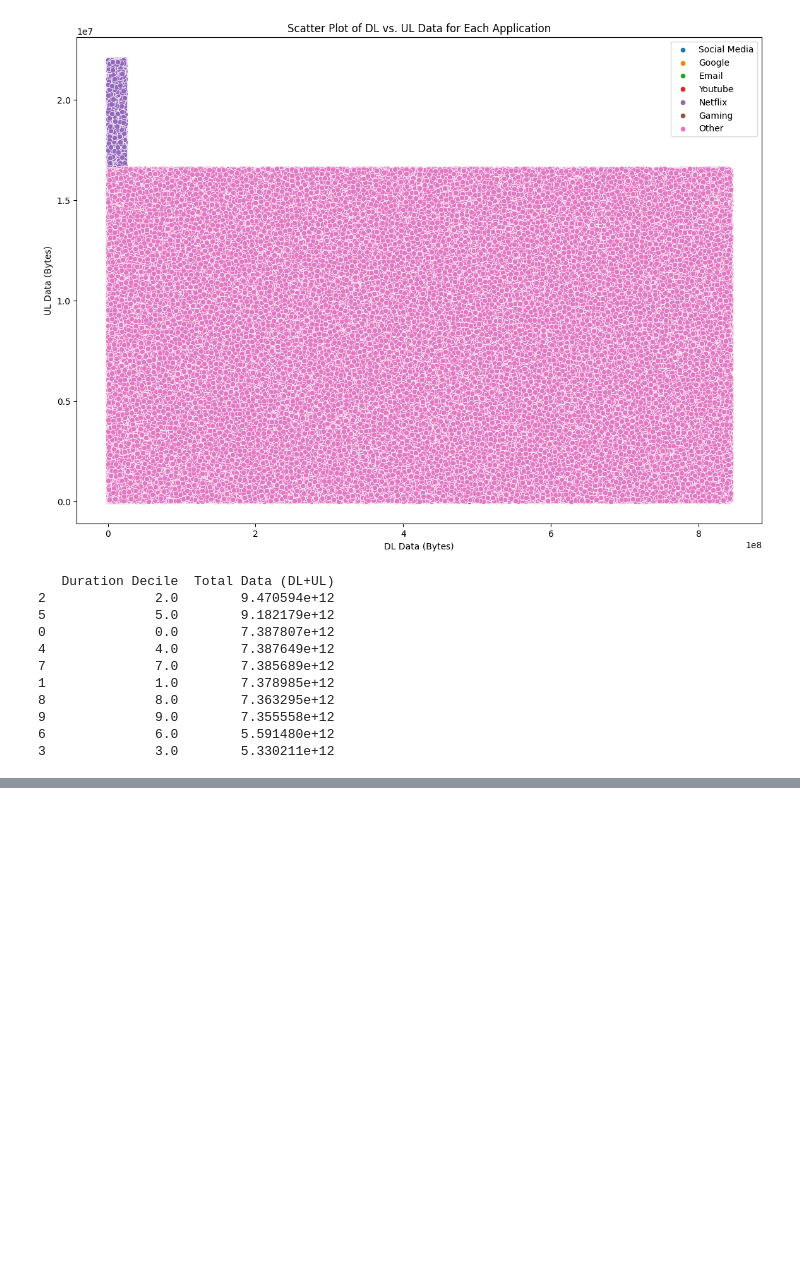
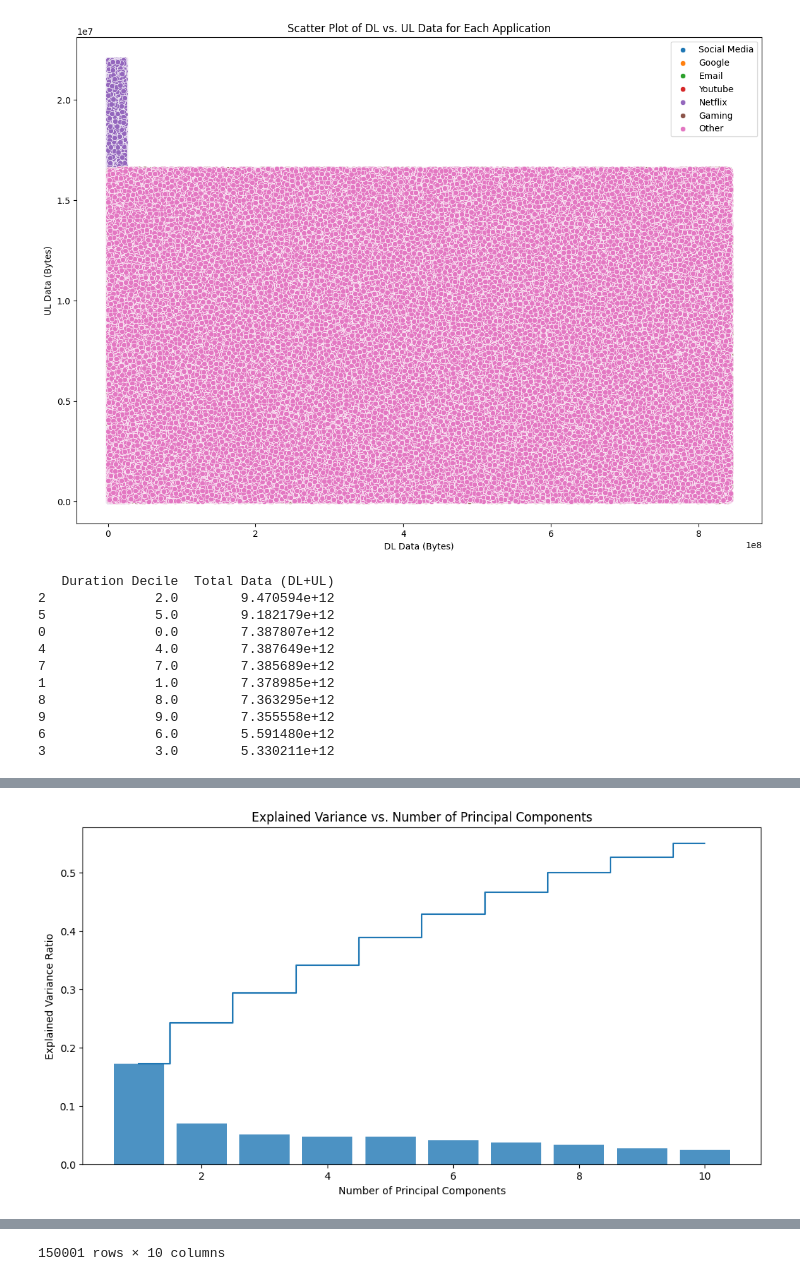
Before and after one commit to merronmuche/telecom_eda, a Jupyter notebook: eda.ipynb, the cells around one changed output, grey strips where cells are left out. Drawn from its saved outputs; the diff is of its cells as text; code cells hidden in the pictures; blank space fills up the shorter version.

```diff
--- a/eda.ipynb
+++ b/eda.ipynb
@@ -434,0 +440,54 @@ Other UL (Bytes)                 -0.006011          1.000000
+# %%
+from sklearn.decomposition import PCA
+from sklearn.preprocessing import StandardScaler
+
+# Select the relevant columns for PCA
+all_columns_for_pca = ['Social Media DL (Bytes)', 'Social Media UL (Bytes)',
+                       'Google DL (Bytes)', 'Google UL (Bytes)',
+                       'Email DL (Bytes)', 'Email UL (Bytes)',
+                       'Youtube DL (Bytes)', 'Youtube UL (Bytes)',
+                       'Netflix DL (Bytes)', 'Netflix UL (Bytes)',
+                       'Gaming DL (Bytes)', 'Gaming UL (Bytes)',
+                       'Other DL (Bytes)', 'Other UL (Bytes)',
+                       'Total DL (Bytes)', 'Total UL (Bytes)',
+                       'Avg RTT DL (ms)', 'Avg RTT UL (ms)',
+                       'Avg Bearer TP DL (kbps)', 'Avg Bearer TP UL (kbps)',
+                       'TCP DL Retrans. Vol (Bytes)', 'TCP UL Retrans. Vol (Bytes)',
+                       'DL TP < 50 Kbps (%)', '50 Kbps < DL TP < 250 Kbps (%)',
+                       '250 Kbps < DL TP < 1 Mbps (%)', 'DL TP > 1 Mbps (%)',
+                       'UL TP < 10 Kbps (%)', '10 Kbps < UL TP < 50 Kbps (%)',
+                       '50 Kbps < UL TP < 300 Kbps (%)', 'UL TP > 300 Kbps (%)',
+                       'HTTP DL (Bytes)', 'HTTP UL (Bytes)',
+                       'Activity Duration DL (ms)', 'Activity Duration UL (ms)',
+                       'Nb of sec with 125000B < Vol DL', 'Nb of sec with 1250B < Vol UL < 6250B',
+                       'Nb of sec with 31250B < Vol DL < 125000B', 'Nb of sec with 37500B < Vol UL',
+                       'Nb of sec with 6250B < Vol DL < 31250B', 'Nb of sec with 6250B < Vol UL < 37500B',
+                       'Nb of sec with Vol DL < 6250B', 'Nb of sec with Vol UL < 1250B']
+
+# Create a subset dataframe with relevant columns
+data_for_pca = cleaned_data[all_columns_for_pca]
+
+# Standardize the data
+scaler = StandardScaler()
+scaled_data = scaler.fit_transform(data_for_pca)
+
+# Apply PCA
+pca = PCA(10)
+principal_components = pca.fit_transform(scaled_data)
+
+# Get explained variance ratio
+explained_variance_ratio = pca.explained_variance_ratio_
+
+# Plot explained variance
+plt.figure(figsize=(12, 6))
+plt.bar(range(1, len(explained_variance_ratio) + 1), explained_variance_ratio, alpha=0.8, align='center')
+plt.step(range(1, len(explained_variance_ratio) + 1), explained_variance_ratio.cumsum(), where='mid')
+plt.title('Explained Variance vs. Number of Principal Components')
+plt.xlabel('Number of Principal Components')
+plt.ylabel('Explained Variance Ratio')
+plt.show()
+
+principal_components  = pd.DataFrame(principal_components)
+principal_components
+# %% [output]
+[figure, added]
@@ -434,0 +506 @@ Other UL (Bytes)                 -0.006011          1.000000
+150001 rows × 10 columns
```
Also changed, not shown: parts of 9 cells of this notebook.
